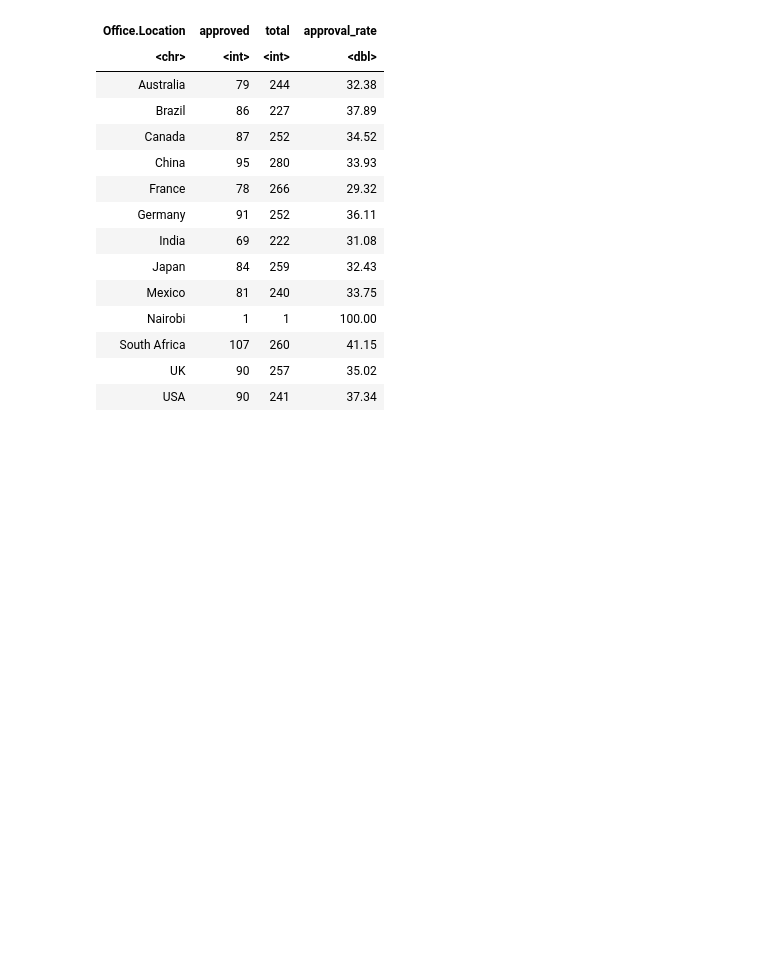
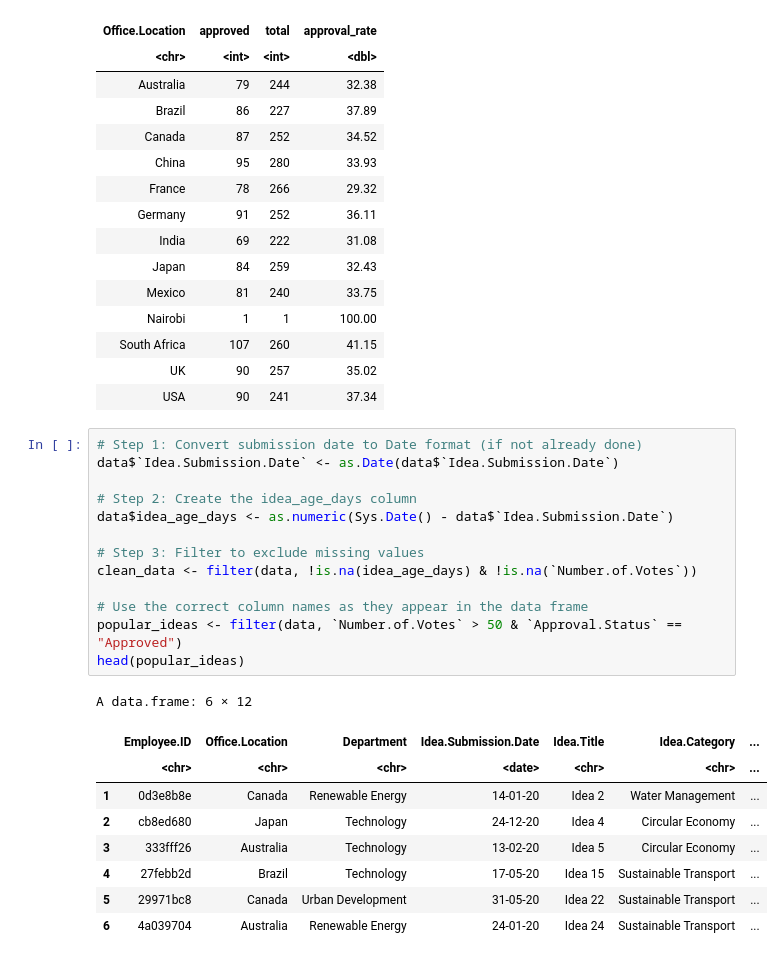
Before and after one commit to AmilaDarshanaJ/greenfuture-idea-analysis, a Jupyter notebook: GreenFuture_IdeaAnalysis_R_SQL_Colab.ipynb, the cells around one changed output. Drawn from its saved outputs; the diff is of its cells as text; blank space fills up the shorter version.

```diff
--- a/GreenFuture_IdeaAnalysis_R_SQL_Colab.ipynb
+++ b/GreenFuture_IdeaAnalysis_R_SQL_Colab.ipynb
@@ -203,3 +203,26 @@ A data.frame: 13 × 4
 | South Africa | 107 | 260 | 41.15 |
 | UK | 90 | 257 | 35.02 |
 | USA | 90 | 241 | 37.34 |
+# %%
+# Step 1: Convert submission date to Date format (if not already done)
+data$`Idea.Submission.Date` <- as.Date(data$`Idea.Submission.Date`)
+
+# Step 2: Create the idea_age_days column
+data$idea_age_days <- as.numeric(Sys.Date() - data$`Idea.Submission.Date`)
+
+# Step 3: Filter to exclude missing values
+clean_data <- filter(data, !is.na(idea_age_days) & !is.na(`Number.of.Votes`))
+
+# Use the correct column names as they appear in the data frame
+popular_ideas <- filter(data, `Number.of.Votes` > 50 & `Approval.Status` == "Approved")
+head(popular_ideas)
+# %% [output]
+A data.frame: 6 × 12
+|  | Employee.ID | Office.Location | Department | Idea.Submission.Date | Idea.Title | Idea.Category | ... |
+|  | <chr> | <chr> | <chr> | <date> | <chr> | <chr> | ... |
+| 1 | 0d3e8b8e | Canada | Renewable Energy | 14-01-20 | Idea 2 | Water Management | ... |
+| 2 | cb8ed680 | Japan | Technology | 24-12-20 | Idea 4 | Circular Economy | ... |
+| 3 | 333fff26 | Australia | Technology | 13-02-20 | Idea 5 | Circular Economy | ... |
+| 4 | 27febb2d | Brazil | Technology | 17-05-20 | Idea 15 | Sustainable Transport | ... |
+| 5 | 29971bc8 | Canada | Urban Development | 31-05-20 | Idea 22 | Sustainable Transport | ... |
+| 6 | 4a039704 | Australia | Renewable Energy | 24-01-20 | Idea 24 | Sustainable Transport | ... |
```
Also changed, not shown: parts of 3 cells of this notebook.
